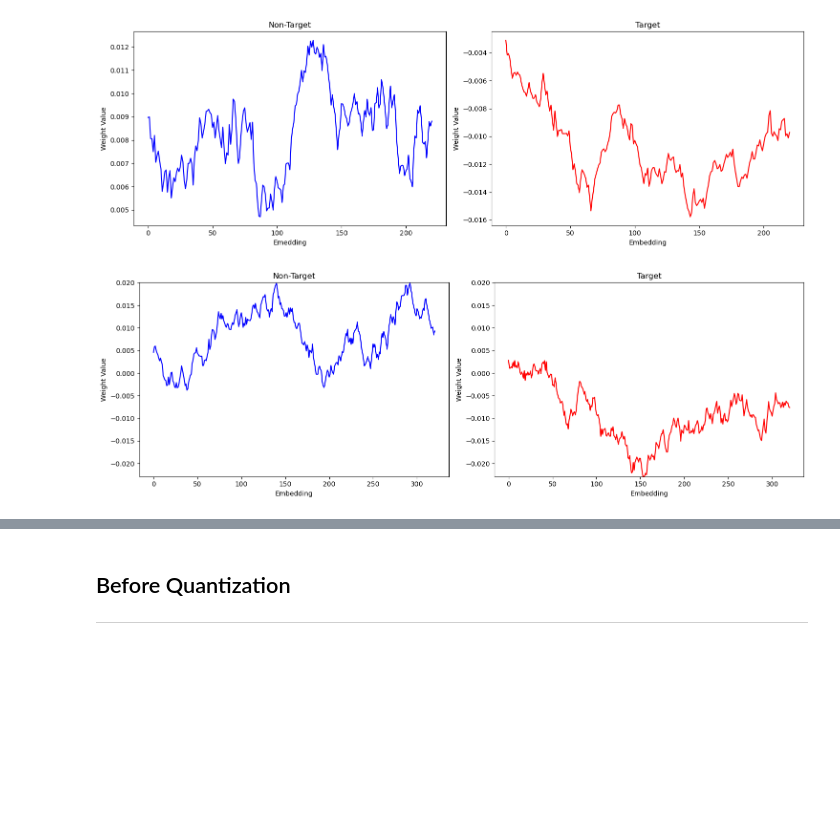
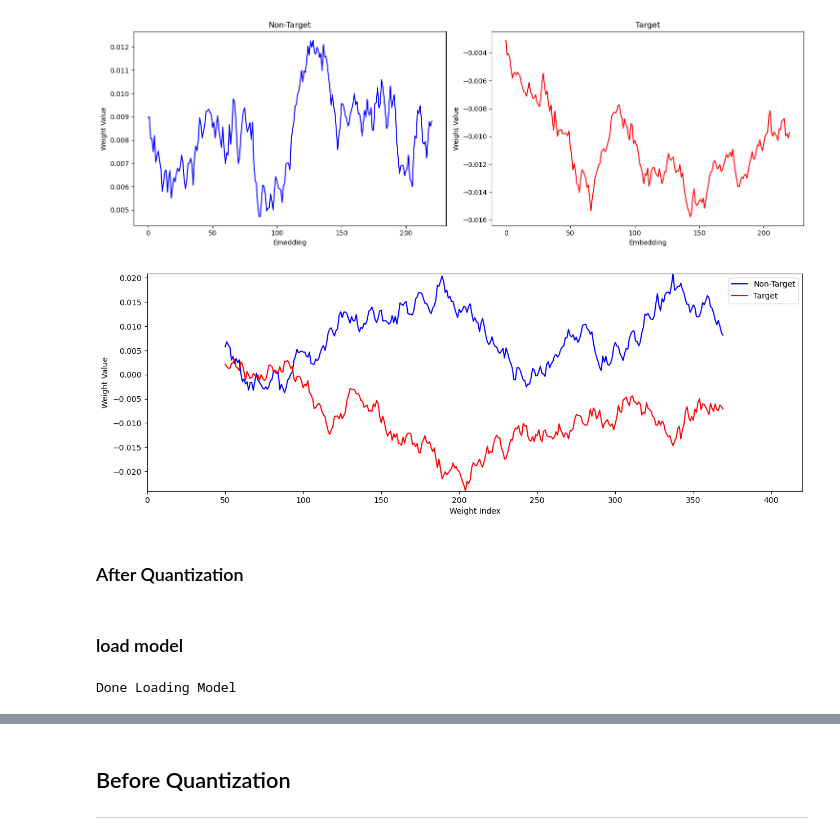
Before and after one commit to rehroman/tinyml-bird-song-detection, a Jupyter notebook: notebooks/8_Baseline_BirdNET_V2.1_softmax_activationcheck.ipynb, the cells around one changed output, grey strips where cells are left out. Cells and saved outputs as stored; diff of their text form; code cells hidden in the pictures; blank space fills up the shorter version.

```diff
--- a/notebooks/8_Baseline_BirdNET_V2.1_softmax_activationcheck.ipynb
+++ b/notebooks/8_Baseline_BirdNET_V2.1_softmax_activationcheck.ipynb
@@ -295,52 +294,75 @@ plt.show()
 # %%
 import numpy as np
 import matplotlib.pyplot as plt
 import os
 
 # Extract weights
 weights = baselineModel_activation_softmax.get_layer('dense').get_weights()[0]
 
-# function to compute a rolling average
-def rolling_average(data, window_size):
-    cumsum = np.cumsum(data)
-    cumsum[window_size:] = cumsum[window_size:] - cumsum[:-window_size]
-    return cumsum[window_size - 1:] / window_size
+def rolling_average_resampled(data, window_size):
+    half_window = window_size // 2
+    smoothed_data = []
 
-# window size for rolling average
+    # Handle the start of the data
+    for i in range(half_window):
+        smoothed_data.append(np.mean(data[:i+half_window+1]))
+
+    # Handle the main portion of the data
+    for i in range(half_window, len(data) - half_window):
+        smoothed_data.append(np.mean(data[i-half_window:i+half_window+1]))
+
+    # Handle the end of the data
+    for i in range(len(data) - half_window, len(data)):
+        smoothed_data.append(np.mean(data[i-half_window:]))
+
+    return np.array(smoothed_data)
+
+# Window size for rolling average
 window_size = 100
+half_window = window_size // 2
 
-smoothed_non_target = rolling_average(weights[:, 0], window_size)
-smoothed_target = rolling_average(weights[:, 1], window_size)
+smoothed_non_target = rolling_average_resampled(weights[:, 0], window_size)
+smoothed_target = rolling_average_resampled(weights[:, 1], window_size)
 
-fig, axarr = plt.subplots(1, 2, figsize=(15, 5))
+# Plotting
+plt.figure(figsize=(15, 5))
 
 # Determine the overall y-axis limits
-ymin = min(smoothed_non_target.min(), smoothed_target.min())
-ymax = max(smoothed_non_target.max(), smoothed_target.max())
+ymin = min(smoothed_non_target[half_window:-half_window].min(), smoothed_target[half_window:-half_window].min())
+ymax = max(smoothed_non_target[half_window:-half_window].max(), smoothed_target[half_window:-half_window].max())
 
 # Plot weights for Non-Target
-axarr[0].plot(smoothed_non_target, color='blue')
-axarr[0].set_title("Non-Target")
-axarr[0].set_ylabel("Weight Value")
-axarr[0].set_xlabel("Embedding")
-axarr[0].set_ylim(ymin, ymax)
+plt.plot(range(half_window, len(smoothed_non_target) - half_window), smoothed_non_target[half_window:-half_window], color='blue', label='Non-Target')
 
 # Plot weights for Target
-axarr[1].plot(smoothed_target, color='red')
-axarr[1].set_title("Target")
-axarr[1].set_ylabel("Weight Value")
-axarr[1].set_xlabel("Embedding")
-axarr[1].set_ylim(ymin, ymax)
+plt.plot(range(half_window, len(smoothed_target) - half_window), smoothed_target[half_window:-half_window], color='red', label='Target')
 
-plt.tight_layout()
+# Add labels, legend, etc.
+plt.ylabel("Weight Value")
+plt.xlabel("Weight Index")
+plt.xlim(0, len(smoothed_target))
+plt.ylim(ymin, ymax)
+plt.legend(loc='upper right')
 
 image_folder = 'Image'
 os.makedirs(image_folder, exist_ok=True)
-
 image_path = os.path.join(image_folder, 'weight_values_windowsize100')
 plt.savefig(f"{image_path}.pdf")
 
-
 plt.show()
 # %% [output]
-[figure, old version]
+[figure, new version]
+# %% [markdown]
+### After Quantization
+# %% [markdown]
+### load model
+# %%
+import tensorflow as tf
+
+tflite_model_path = "/home/jovyan/models/checkpoints_/quantization_aware_Conv_depth_dense_INT8.tflite"
+interpreter = tf.lite.Interpreter(model_path=tflite_model_path)
+interpreter.allocate_tensors()
+
+print('Done Loading Model')
+# %% [output]
+Done Loading Model
```
Also changed, not shown: parts of 34 cells of this notebook, 1 other file.
